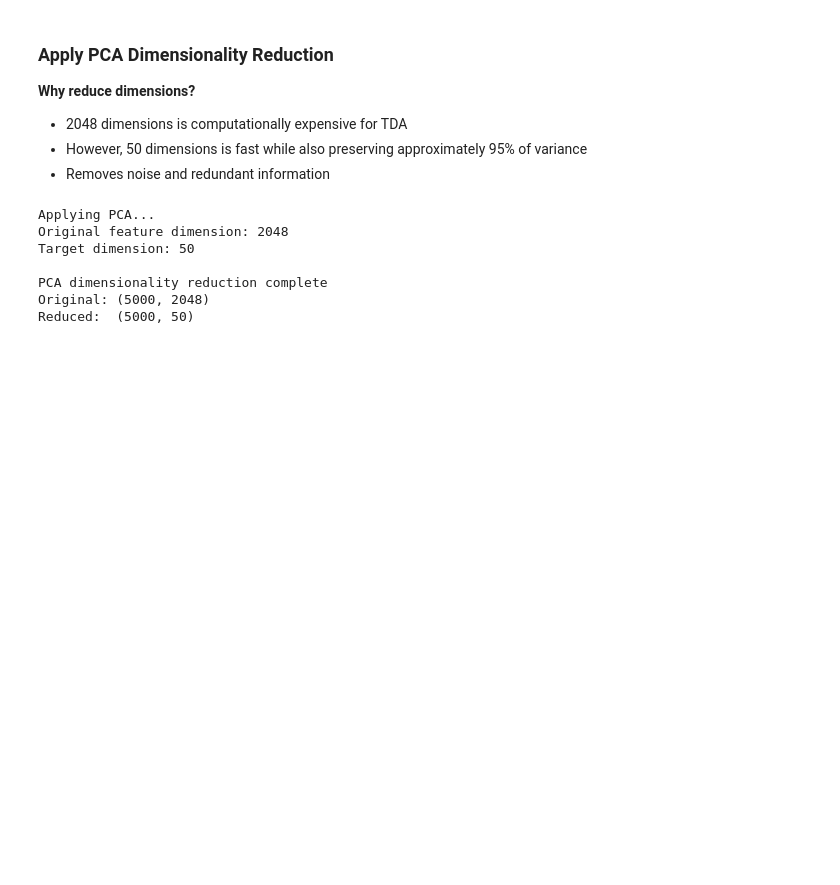
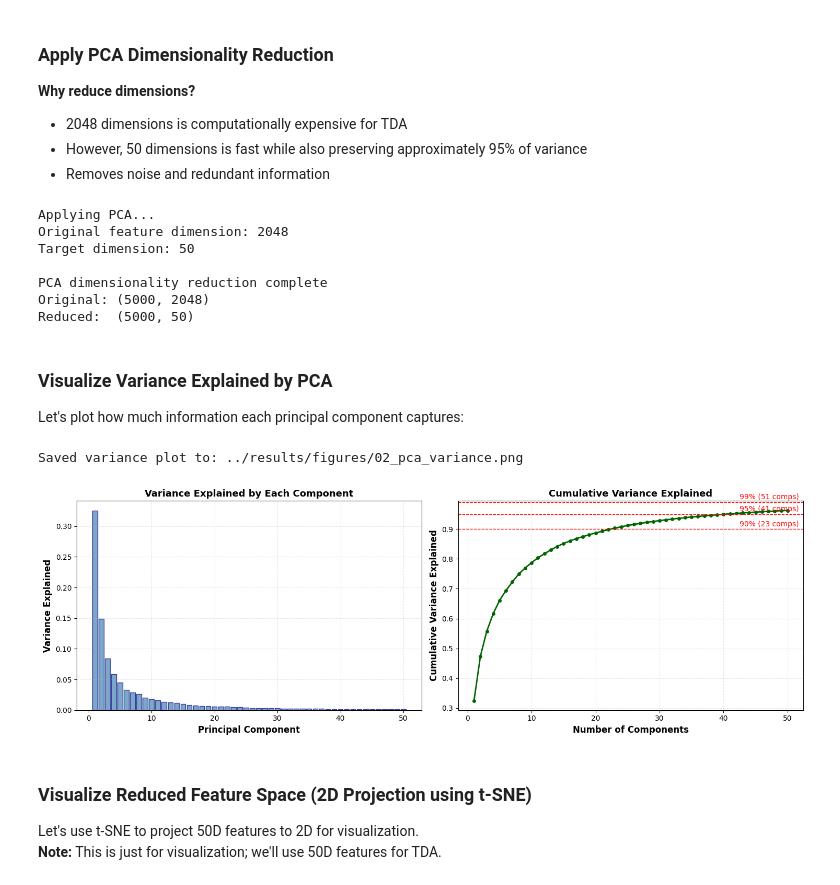
Before and after one commit to ShawarmaOnGit/tda-adversarial-detection, a Jupyter notebook: notebooks/02_feature_extraction.ipynb, the cells around one changed output. Drawn from its saved outputs; the diff is of its cells as text; code cells hidden in the pictures; blank space fills up the shorter version.

Commit message:
feat: Add visual to visualize using t-SNE in 02_feature_extraction.ipynb

```diff
--- a/notebooks/02_feature_extraction.ipynb
+++ b/notebooks/02_feature_extraction.ipynb
@@ -150,3 +150,17 @@ Target dimension: 50
 PCA dimensionality reduction complete
 Original: (5000, 2048)
 Reduced:  (5000, 50)
+# %% [markdown]
+### Visualize Variance Explained by PCA
+
+Let's plot how much information each principal component captures:
+# %%
+reducer.plot_variance_explained(save_path='../results/figures/02_pca_variance.png')   # Variance explained
+# %% [output]
+Saved variance plot to: ../results/figures/02_pca_variance.png
+[figure, added]
+# %% [markdown]
+### Visualize Reduced Feature Space (2D Projection using t-SNE)
+
+Let's use t-SNE to project 50D features to 2D for visualization.
+**Note:** This is just for visualization; we'll use 50D features for TDA.
```
Also changed, not shown: parts of 4 cells of this notebook.
